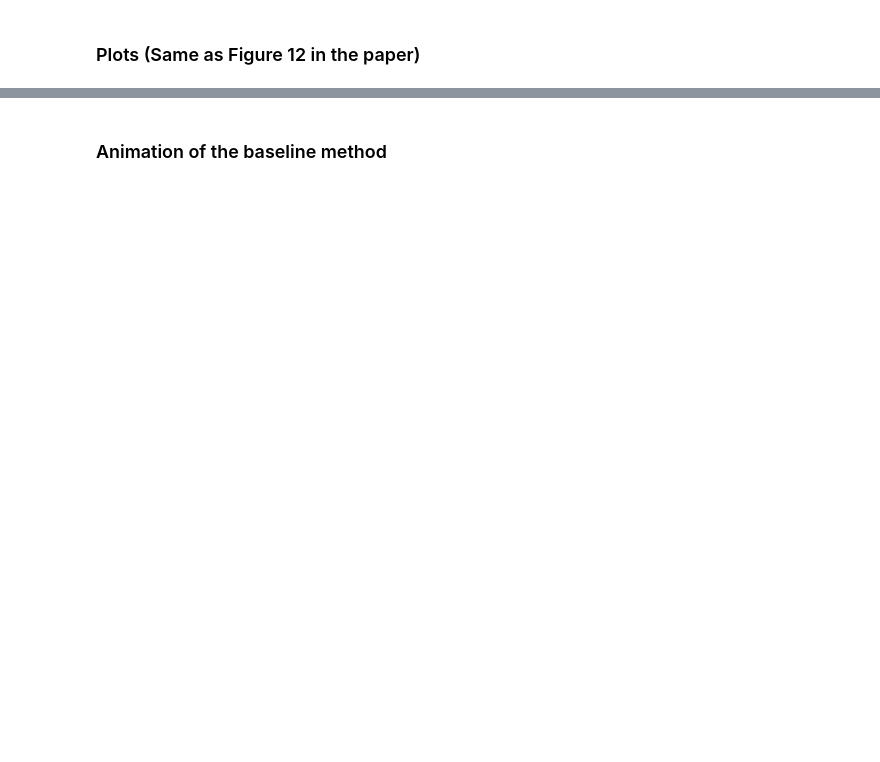
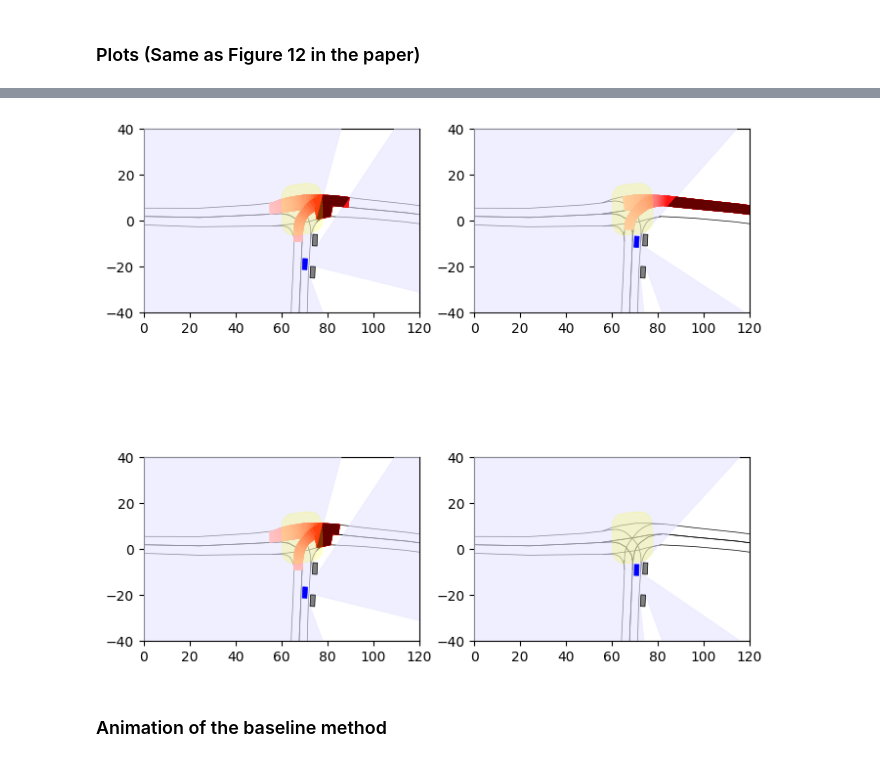
Before and after one commit to christiaantheunisse/foresee-the-unseen, a Jupyter notebook: scenario_parked_cars.ipynb, the cells around one changed output, grey strips where cells are left out. Saved outputs shown, nothing was run; the diff lists cells and outputs as text; code cells hidden in the pictures; blank space fills up the shorter version.

```diff
--- a/scenario_parked_cars.ipynb
+++ b/scenario_parked_cars.ipynb
@@ -69,15 +76,19 @@ plot(t2, track_vehicle, tracked_scenarios, tracked_views)
 # %%
-t1 = 0 # 5
-t2 = 3 # 20
+# t1 = 0
+# t2 = 2
+t1 = 5
+t2 = 20
 fig, ax = plt.subplots(2, 2, figsize=(20,13))
 plt.sca(ax[0][0])
 plot(t1, no_track_vehicle, not_tracked_scenarios, not_tracked_views)
 plt.sca(ax[0][1])
 plot(t2, no_track_vehicle, not_tracked_scenarios, not_tracked_views)
 plt.sca(ax[1][0])
 plot(t1, track_vehicle, tracked_scenarios, tracked_views)
 plt.sca(ax[1][1])
 plot(t2, track_vehicle, tracked_scenarios, tracked_views)
+# %% [output]
+[figure, added]
 # %% [markdown]
 ### Animation of the baseline method
 # %%
```
Also changed, not shown: parts of 6 cells of this notebook, 6 other files.
